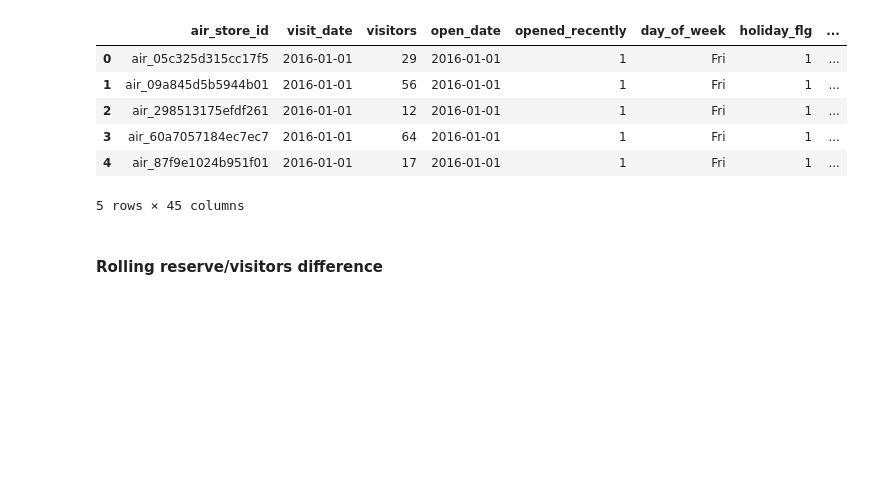
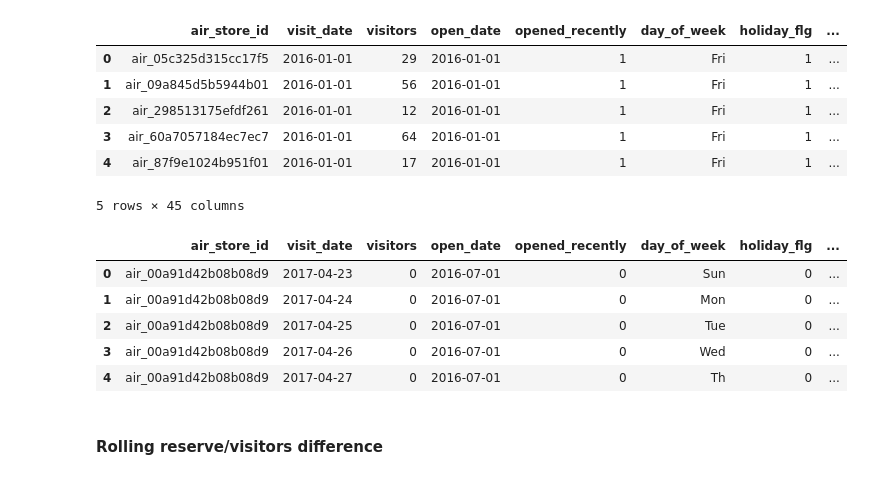
Before and after one commit to Lymuthien/mentoring_program, a Jupyter notebook: notebooks/2.0-feature-engineering.ipynb, the cells around one changed output. Cells and saved outputs as stored; diff of their text form; code cells hidden in the pictures; blank space fills up the shorter version.

```diff
--- a/notebooks/2.0-feature-engineering.ipynb
+++ b/notebooks/2.0-feature-engineering.ipynb
@@ -430,15 +440,17 @@ air_visit_df.tail()
 # %% [markdown]
 #### Historical day-of-week mean of visitors
 # %%
-air_visit_df = add_historical_dow_mean(
+air_visit_df, future_df = add_historical_dow_mean(
     air_visit_df,
     VISITORS_COL,
     VISITORS_DOW_MEAN_COL,
+    future_df
 )
-air_visit_df = add_historical_dow_mean(
+air_visit_df, future_df = add_historical_dow_mean(
     air_visit_df,
     VISITORS_NBR_COL,
     VISITORS_DOW_MEAN_NBR_COL,
+    future_df
 )
 air_visit_df.head()
 # %% [output]
@@ -449,6 +461,15 @@ air_visit_df.head()
 | 3 | air_60a7057184ec7ec7 | 2016-01-01 | 64 | 2016-01-01 | 1 | Fri | 1 | ... |
 | 4 | air_87f9e1024b951f01 | 2016-01-01 | 17 | 2016-01-01 | 1 | Fri | 1 | ... |
 5 rows × 45 columns
+# %%
+future_df.head()
+# %% [output]
+|  | air_store_id | visit_date | visitors | open_date | opened_recently | day_of_week | holiday_flg | ... |
+| 0 | air_00a91d42b08b08d9 | 2017-04-23 | 0 | 2016-07-01 | 0 | Sun | 0 | ... |
+| 1 | air_00a91d42b08b08d9 | 2017-04-24 | 0 | 2016-07-01 | 0 | Mon | 0 | ... |
+| 2 | air_00a91d42b08b08d9 | 2017-04-25 | 0 | 2016-07-01 | 0 | Tue | 0 | ... |
+| 3 | air_00a91d42b08b08d9 | 2017-04-26 | 0 | 2016-07-01 | 0 | Wed | 0 | ... |
+| 4 | air_00a91d42b08b08d9 | 2017-04-27 | 0 | 2016-07-01 | 0 | Th | 0 | ... |
 # %% [markdown]
 #### Rolling reserve/visitors difference
 # %%
```
Also changed, not shown: parts of 3 cells of this notebook, 3 other files.
